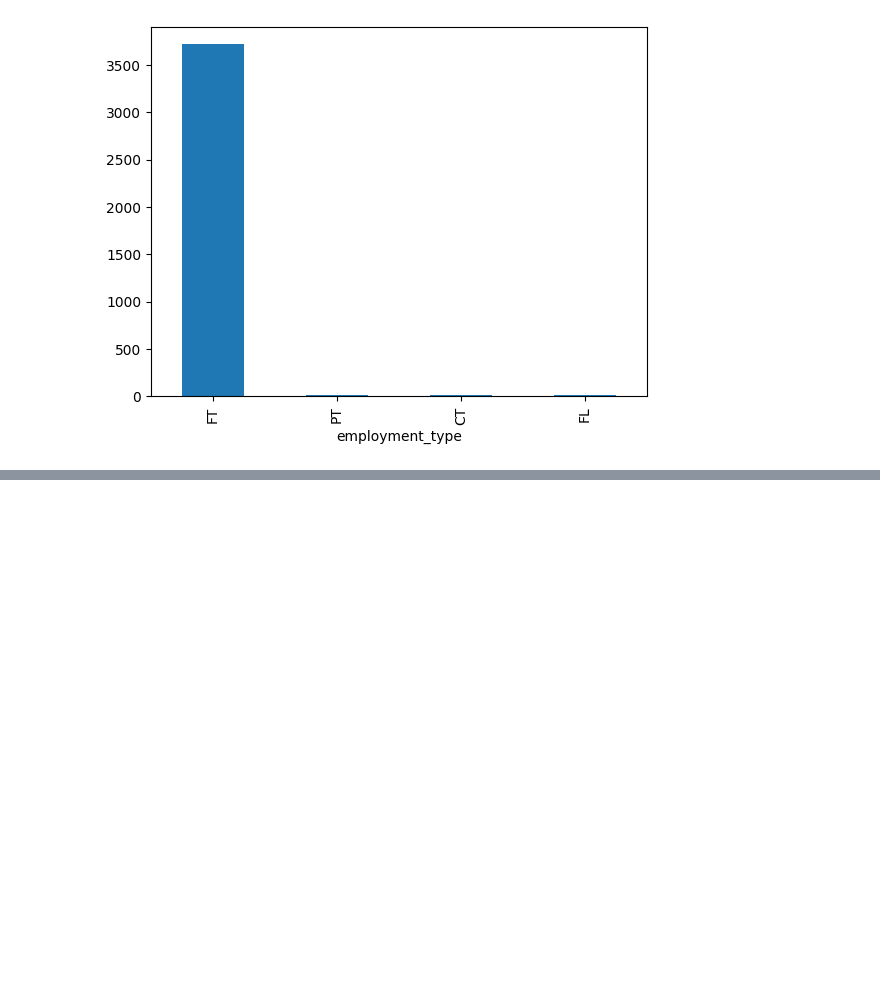
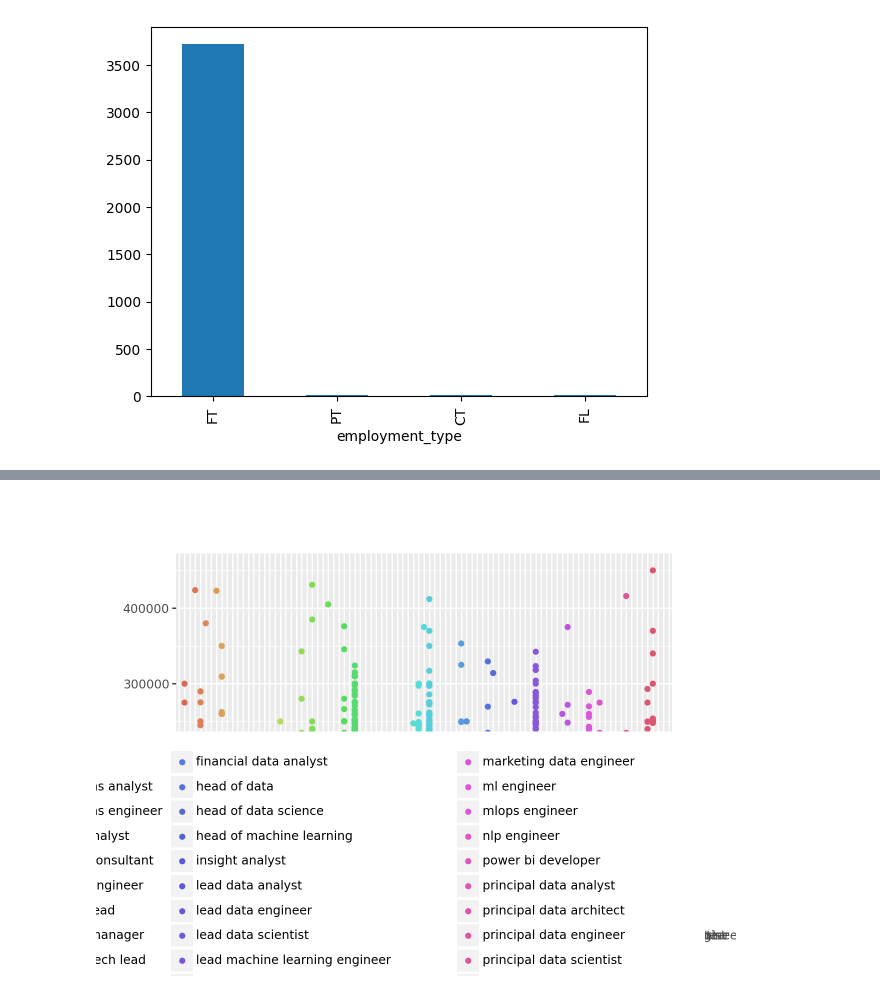
Before and after one commit to NotAScratch/Data-Science-Salary-Analysis, a Jupyter notebook: analysis.ipynb, the cells around one changed output, grey strips where cells are left out. Saved outputs shown, nothing was run; the diff lists cells and outputs as text; code cells hidden in the pictures; blank space fills up the shorter version.

```diff
--- a/analysis.ipynb
+++ b/analysis.ipynb
@@ -168,0 +194,5 @@ df['employment_type'].value_counts().plot(kind='bar');
+# %%
+from plotnine import ggplot, aes, geom_point
+ggplot(df, aes(x='job_title', y='salary_in_usd', color='job_title')) + geom_point()
+# %% [output]
+[figure, added]
```
Also changed, not shown: parts of 4 cells of this notebook.
